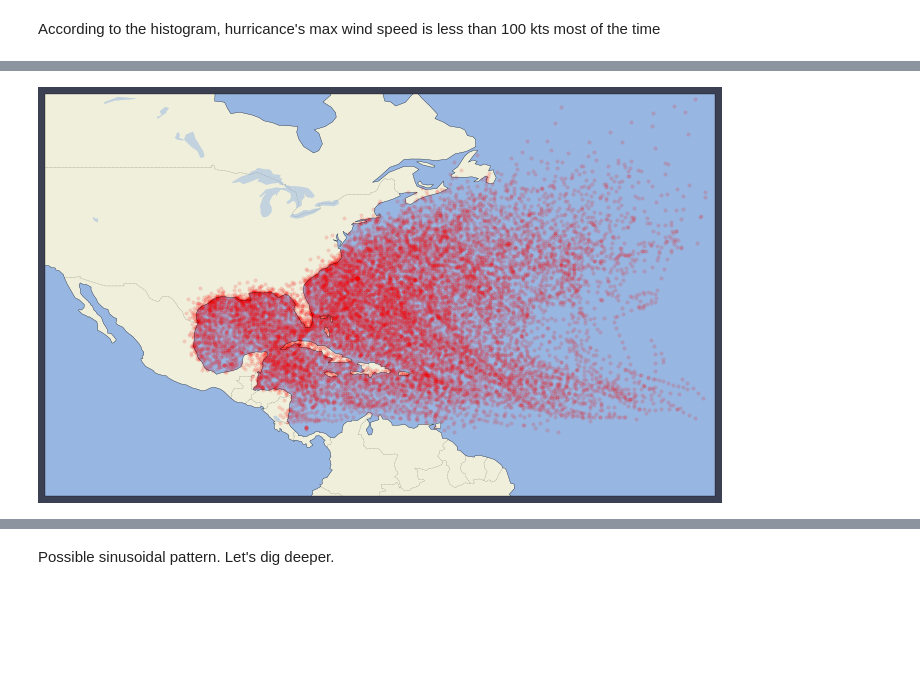
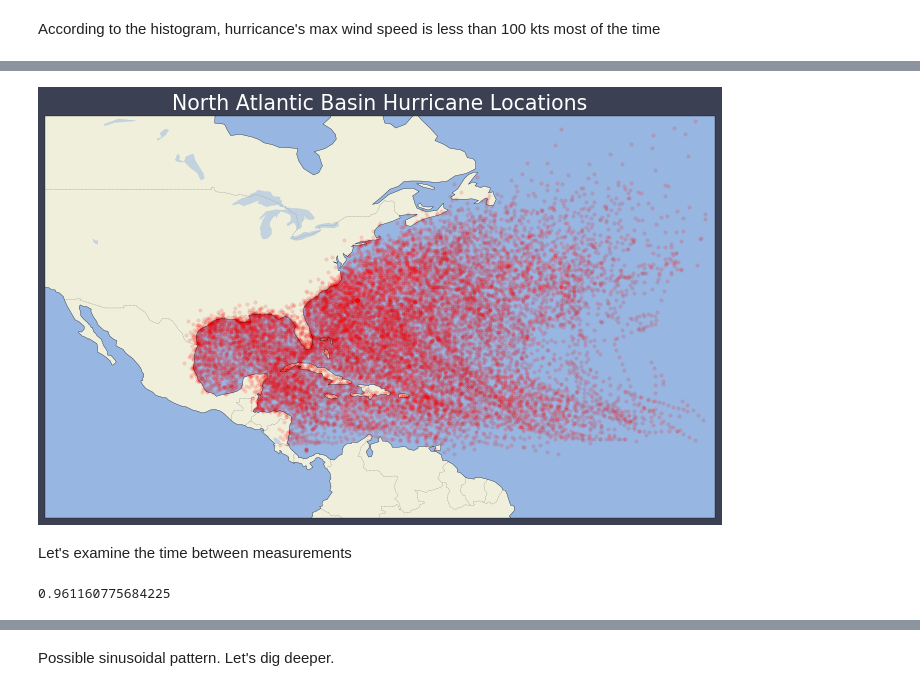
Before and after one commit to blane07/altantic-hurricane-paths, a Jupyter notebook: hurricane-path-predictor.ipynb, the cells around one changed output, grey strips where cells are left out. Drawn from its saved outputs; the diff is of its cells as text; code cells hidden in the pictures; blank space fills up the shorter version.

```diff
--- a/hurricane-path-predictor.ipynb
+++ b/hurricane-path-predictor.ipynb
@@ -98,2 +99,0 @@ Dropping over 300 rows with missing "max wind" data
-# %%
-data = data[data.max_wind > 0]
@@ -233,0 +246,2 @@ According to the histogram, hurricance's max wind speed is less than 100 kts mos
+# %%
+data.max_wind = data.max_wind.apply(lambda x: 30 if x == -99 else x)
@@ -234,17 +252,20 @@ According to the histogram, hurricance's max wind speed is less than 100 kts mos
 # %%
 fig = plt.figure(figsize=(12,12))
 ax = fig.add_subplot(1, 1, 1, projection=ccrs.PlateCarree())
 ax.set_extent([-120, -20, 0, 60], crs=ccrs.PlateCarree())
 ax.add_feature(cfeature.LAND)
 ax.add_feature(cfeature.OCEAN)
 ax.add_feature(cfeature.COASTLINE)
 ax.add_feature(cfeature.BORDERS, linestyle=':')
 ax.add_feature(cfeature.LAKES, alpha=0.5)
 plt.scatter(data[(data.day != 99) & (data.status == 'HU')].lon,
             data[(data.day != 99) & (data.status == 'HU')].lat,
             marker='.',
             color='#FF0000',
             alpha=0.15)
+plt.title('North Atlantic Basin Hurricane Locations')
 plt.show()
 # %% [output]
-[figure, old version]
+[figure, new version]
+# %% [markdown]
+Let's examine the time between measurements
@@ -250,0 +275,5 @@ plt.show()
+# %%
+(data[(data.day != 99) & (data.time_diff == 6)].time_diff.count()) \
+/ (data[(data.day != 99) & (data.time_diff > 0)].time_diff.count())
+# %% [output]
+0.961160775684225
```
Also changed, not shown: parts of 49 cells of this notebook, 4 other files.
